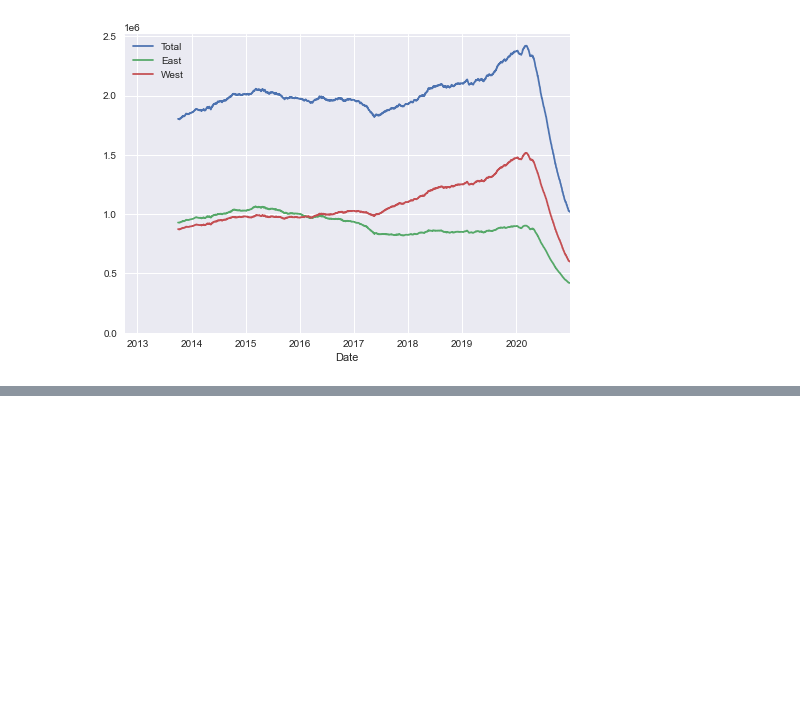
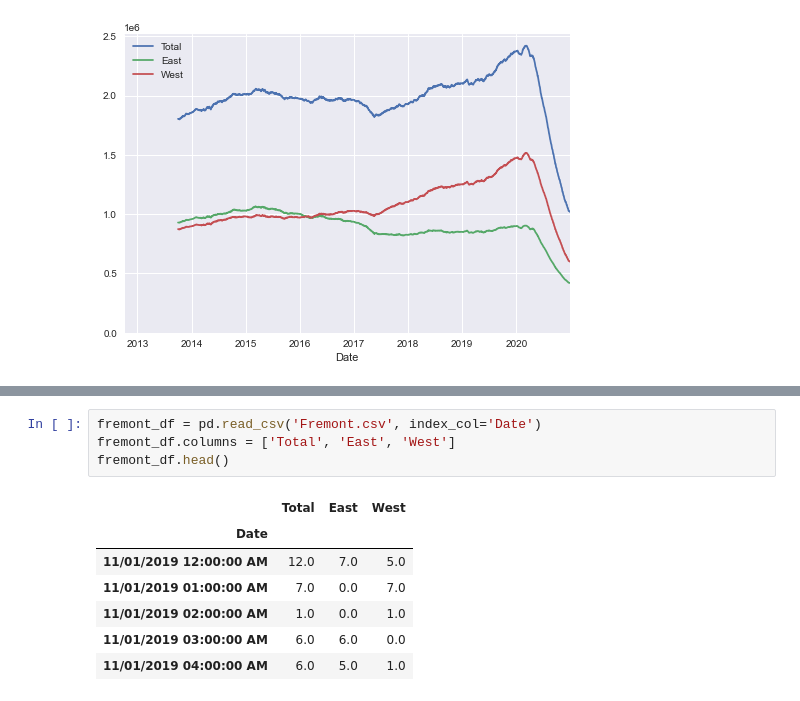
Before and after one commit to varconstantine/reference-data-science-projects, a Jupyter notebook: reproducible-data-analysis/jupyter-workflow.ipynb, the cells around one changed output, grey strips where cells are left out. Saved outputs shown, nothing was run; the diff lists cells and outputs as text; blank space fills up the shorter version.

```diff
--- a/reproducible-data-analysis/jupyter-workflow.ipynb
+++ b/reproducible-data-analysis/jupyter-workflow.ipynb
@@ -69,0 +70,12 @@ pivoted_df.plot(legend = False, alpha = 0.01)
+# %%
+fremont_df = pd.read_csv('Fremont.csv', index_col='Date')
+fremont_df.columns = ['Total', 'East', 'West']
+fremont_df.head()
+# %% [output]
+|  | Total | East | West |
+| Date |  |  |  |
+| 11/01/2019 12:00:00 AM | 12.0 | 7.0 | 5.0 |
+| 11/01/2019 01:00:00 AM | 7.0 | 0.0 | 7.0 |
+| 11/01/2019 02:00:00 AM | 1.0 | 0.0 | 1.0 |
+| 11/01/2019 03:00:00 AM | 6.0 | 6.0 | 0.0 |
+| 11/01/2019 04:00:00 AM | 6.0 | 5.0 | 1.0 |
```
Also changed, not shown: parts of 3 cells of this notebook, 1 other file.
